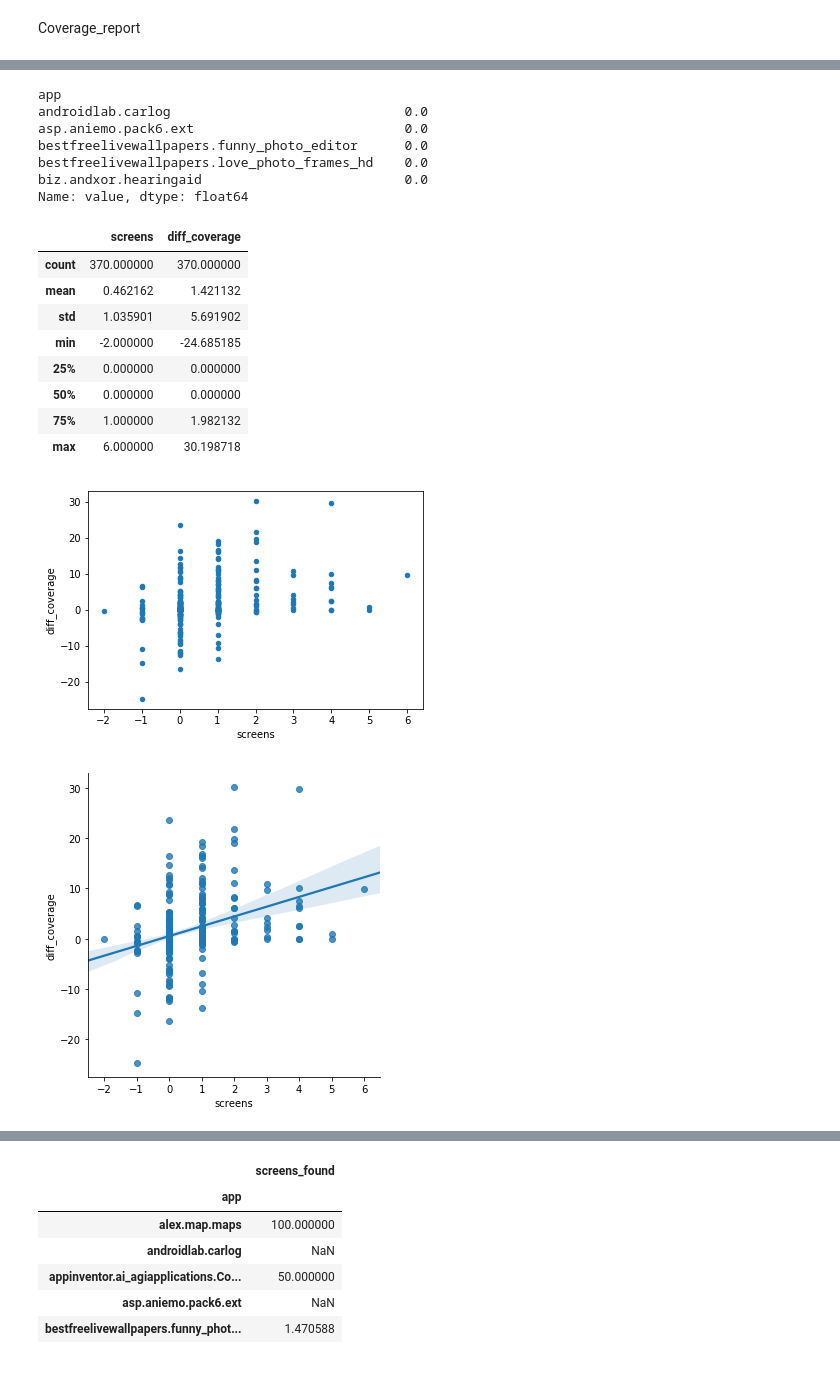
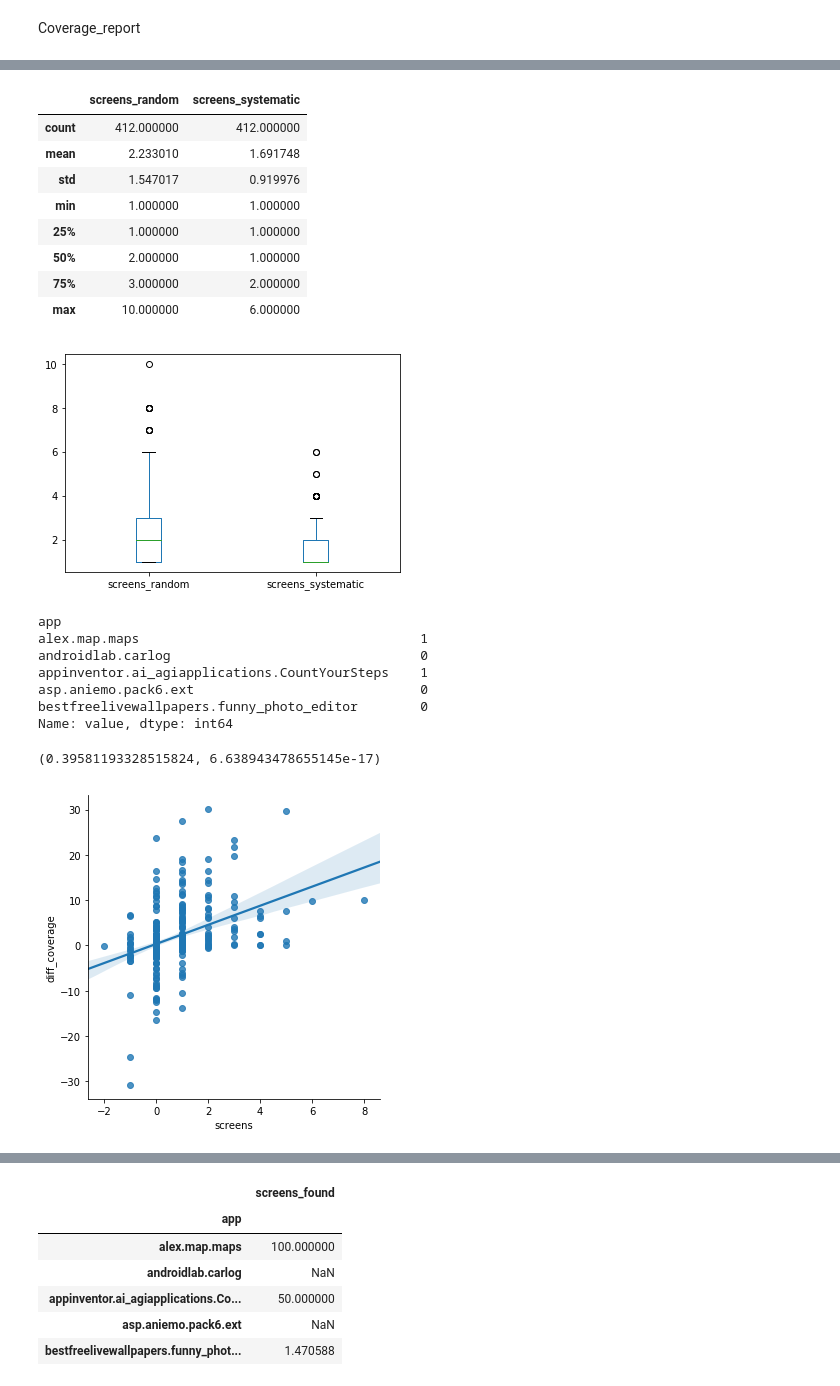
Before and after one commit to sangamk/IncubatorDataAnalyser, a Jupyter notebook: notebooks/GraphCoverage.ipynb, the cells around one changed output, grey strips where cells are left out. Saved outputs shown, nothing was run; the diff lists cells and outputs as text; code cells hidden in the pictures.

```diff
--- a/notebooks/GraphCoverage.ipynb
+++ b/notebooks/GraphCoverage.ipynb
@@ -40,7 +42,7 @@ valid_test_graph = test_graph_df[(test_graph_df.source != "com.google.android.gm
                                  (test_graph_df.target != "com.startapp.android.publish.OverlayActivity") &
                                  (test_graph_df.action != "back")]
 
-
+valid_test_graph = test_graph_df
 valid_test_graph.drop_duplicates().groupby(["strategy", "app"]).count().head()
 # %% [output]
 |  |  | source | target | action | widget_id | widget |
@@ -74,9 +76,12 @@ coverage_with_test_graph.head()
 # %%
-random_coverage_with_test_graph = coverage_with_test_graph[(coverage_with_test_graph.strategy == "random")].drop('strategy', 1).set_index("app")
-systematic_coverage_with_test_graph = coverage_with_test_graph[(coverage_with_test_graph.strategy == "systematic")].drop('strategy', 1).set_index("app")
+random_coverage_with_test_graph = coverage_with_test_graph[(coverage_with_test_graph.strategy == "random")].drop(
+    'strategy', 1).set_index("app")
+systematic_coverage_with_test_graph = coverage_with_test_graph[
+    (coverage_with_test_graph.strategy == "systematic")].drop('strategy', 1).set_index("app")
 
 diff_in_coverage_per_app = pd.DataFrame()
-diff_in_coverage_per_app["diff_coverage"] = (random_coverage_with_test_graph['coverage'] - systematic_coverage_with_test_graph['coverage']).dropna()
-diff_in_coverage_per_app.head()
+diff_in_coverage_per_app["diff_coverage"] = (
+            random_coverage_with_test_graph['coverage'] - systematic_coverage_with_test_graph['coverage']).dropna()
+diff_in_coverage_per_app.describe()
 # %% [output]
 |  | diff_coverage |
@@ -130,34 +151,46 @@ ran_n = number_of_unique_screens_per_app[(number_of_unique_screens_per_app.strat
                                                                                                        axis=1)
 sys_n = number_of_unique_screens_per_app[(number_of_unique_screens_per_app.strategy == 'systematic')].drop(['strategy'],
                                                                                                            axis=1)
+# %%
+boxplot_df_screens = pd.DataFrame()
+boxplot_df_screens["screens_random"] = ran_n.groupby(['app']).value.nunique()
+boxplot_df_screens["screens_systematic"] = sys_n.groupby(['app']).value.nunique()
+boxplot_df_screens.plot.box()
+plt.savefig("./data/boxplot-screens.pdf", dpi=1200)
+boxplot_df_screens.describe()
+# %% [output]
+|  | screens_random | screens_systematic |
+| count | 412.000000 | 412.000000 |
+| mean | 2.233010 | 1.691748 |
+| std | 1.547017 | 0.919976 |
+| min | 1.000000 | 1.000000 |
+| 25% | 1.000000 | 1.000000 |
+| 50% | 2.000000 | 1.000000 |
+| 75% | 3.000000 | 2.000000 |
+| max | 10.000000 | 6.000000 |
+[figure, added]
 # %%
 diff_in_unique_screens = (ran_n.groupby(['app']).value.nunique() - sys_n.groupby(['app']).value.nunique()).dropna()
 diff_in_unique_screens.head()
 # %% [output]
 app
-androidlab.carlog                              0.0
-asp.aniemo.pack6.ext                           0.0
-bestfreelivewallpapers.funny_photo_editor      0.0
-bestfreelivewallpapers.love_photo_frames_hd    0.0
-biz.andxor.hearingaid                          0.0
-Name: value, dtype: float64
+alex.map.maps                                    1
+androidlab.carlog                                0
+appinventor.ai_agiapplications.CountYourSteps    1
+asp.aniemo.pack6.ext                             0
+bestfreelivewallpapers.funny_photo_editor        0
+Name: value, dtype: int64
 # %%
 diff_result = pd.concat([diff_in_unique_screens.to_frame("screens"), diff_in_coverage_per_app], axis=1, sort=False)
-diff_result.plot.scatter(x='screens', y='diff_coverage')
-sns.lmplot(x='screens', y='diff_coverage', data=diff_result, fit_reg=True)
+# sns.lmplot(x='screens', y='diff_coverage', data=diff_result, fit_reg=True, x_estimator=np.mean)
+# sns.lmplot(x='screens', y='diff_coverage', data=diff_result, x_jitter=0.05)
+sns.lmplot(x='screens', y='diff_coverage', data=diff_result)
+plt.savefig("./data/scatterplot-diff-screens-diff-coverage.pdf", dpi=1200)
 diff_result.describe()
+pearsonr(diff_result.screens, diff_result.diff_coverage)
 # %% [output]
-|  | screens | diff_coverage |
-| count | 370.000000 | 370.000000 |
-| mean | 0.462162 | 1.421132 |
-| std | 1.035901 | 5.691902 |
-| min | -2.000000 | -24.685185 |
-| 25% | 0.000000 | 0.000000 |
-| 50% | 0.000000 | 0.000000 |
-| 75% | 1.000000 | 1.982132 |
-| max | 6.000000 | 30.198718 |
+(0.39581193328515824, 6.638943478655145e-17)
-[figure, old version]
+[figure, new version]
-[figure, removed]
 # %%
 # total_screens_stat =
 number_of_unique_screens_per_app_stat = stat_trans_act_graph_df[['app', 'source', 'target']].melt(
```
Also changed, not shown: parts of 13 cells of this notebook, 1 other file.
